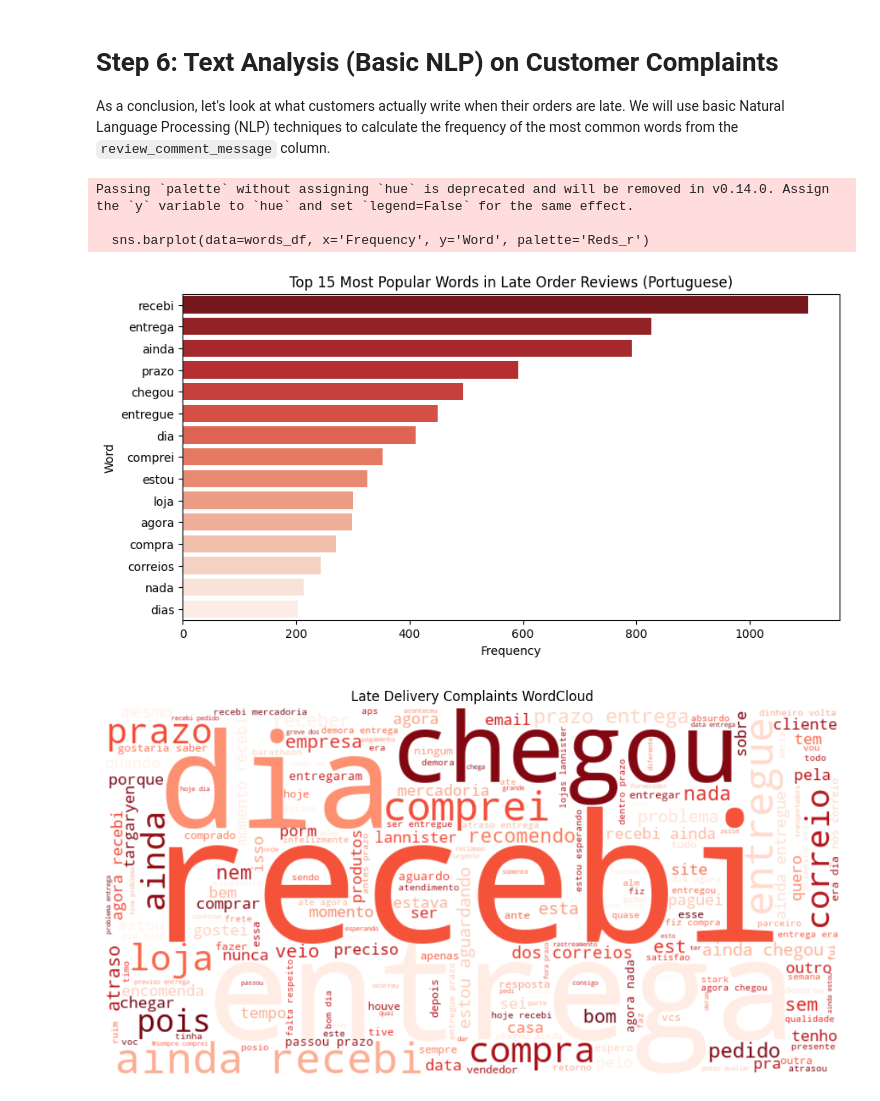
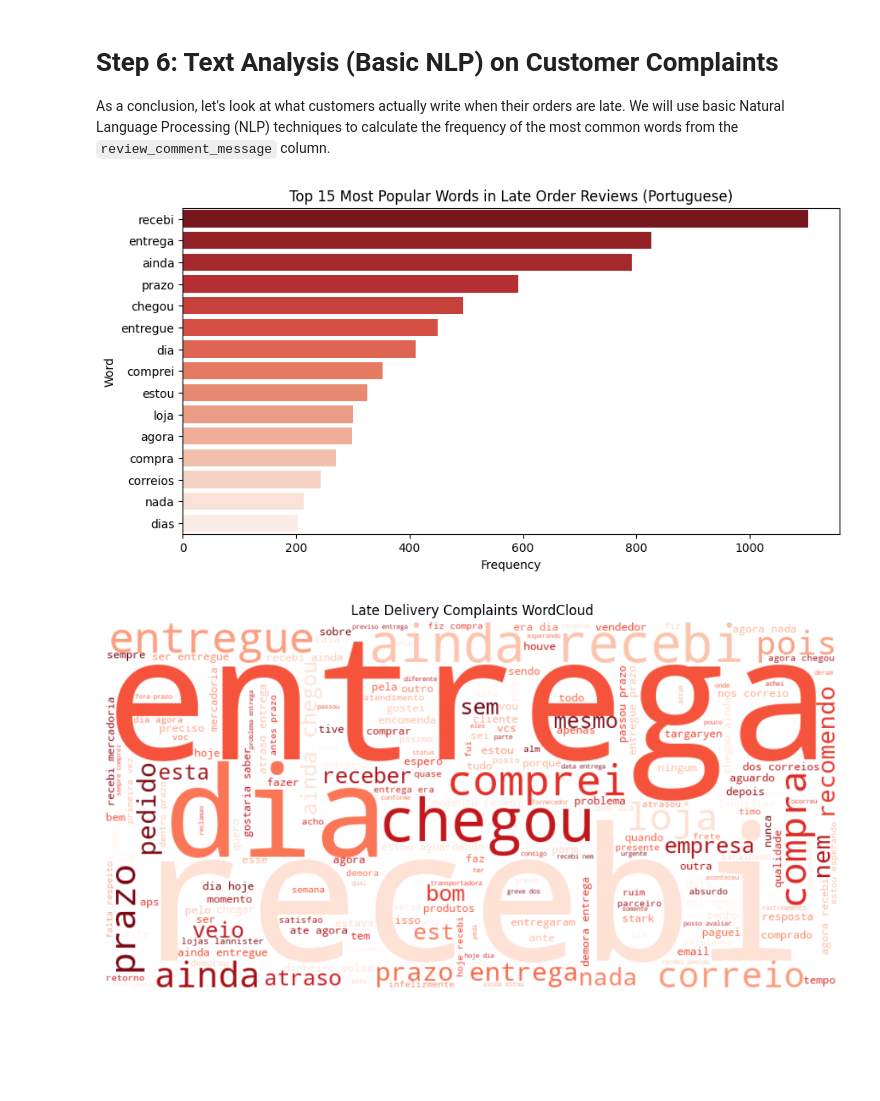
Before and after one commit to Althaf2406/olist-delivery-analytics, a Jupyter notebook: delivery_impact_on_reviews.ipynb, the cells around one changed output. Drawn from its saved outputs; the diff is of its cells as text; code cells hidden in the pictures; blank space fills up the shorter version.

```diff
--- a/delivery_impact_on_reviews.ipynb
+++ b/delivery_impact_on_reviews.ipynb
@@ -311,53 +286,43 @@ import re
 from collections import Counter
 from wordcloud import WordCloud
 
-# 1. Filter text reviews only for late orders
 df_text = df_clean[(df_clean['delivery_status'] == 'Late') & (df_clean['review_comment_message'].notnull())].copy()
 
-# 2. Simple text cleaning function (lowercase, remove numbers and punctuation)
 def clean_text(text):
     text = str(text).lower()
-    text = re.sub(r'[^a-z\s]', '', text) # Leave only letters and spaces
+    text = re.sub(r'[^a-z\s]', '', text)
     return text
 
 df_text['cleaned_review'] = df_text['review_comment_message'].apply(clean_text)
 
-# 3. Basic Portuguese stopwords collection (since Olist is from Brazil)
 portuguese_stopwords = set(['o', 'a', 'os', 'as', 'um', 'uma', 'e', 'que', 'do', 'da', 'de', 'no', 'na',
                             'com', 'para', 'por', 'como', 'mais', 'mas', 'foi', 'ao', 'ele', 'ela',
                             'eu', 'meu', 'minha', 'muito', 'não', 'nao', 'já', 'ja', 'é', 'está', 'produto'])
 
-# 4. Word extraction
 all_words = []
 for review in df_text['cleaned_review']:
     words = review.split()
     words = [word for word in words if word not in portuguese_stopwords and len(word) > 2]
     all_words.extend(words)
 
-# Calculate frequency of the top 15 words
 word_freq = Counter(all_words)
 common_words = word_freq.most_common(15)
 
 words_df = pd.DataFrame(common_words, columns=['Word', 'Frequency'])
 
-# 5. Visualization 1: Bar Chart
 plt.figure(figsize=(10, 5))
-sns.barplot(data=words_df, x='Frequency', y='Word', palette='Reds_r')
+sns.barplot(data=words_df, x='Frequency', y='Word', hue='Word', palette='Reds_r', legend=False)
 plt.title('Top 15 Most Popular Words in Late Order Reviews (Portuguese)')
 plt.show()
 
-# 6. Visualization 2: WordCloud
 text_for_wordcloud = " ".join(all_words)
 wordcloud = WordCloud(width=800, height=400, background_color='white', colormap='Reds').generate(text_for_wordcloud)
 
 plt.figure(figsize=(12, 6))
 plt.imshow(wordcloud, interpolation='bilinear')
 plt.axis('off')
 plt.title('Late Delivery Complaints WordCloud')
 plt.show()
 # %% [output]
-Passing `palette` without assigning `hue` is deprecated and will be removed in v0.14.0. Assign the `y` variable to `hue` and set `legend=False` for the same effect.
-
-  sns.barplot(data=words_df, x='Frequency', y='Word', palette='Reds_r')
 [figure]
-[figure, old version]
+[figure, new version]
```
Also changed, not shown: parts of 5 cells of this notebook.
